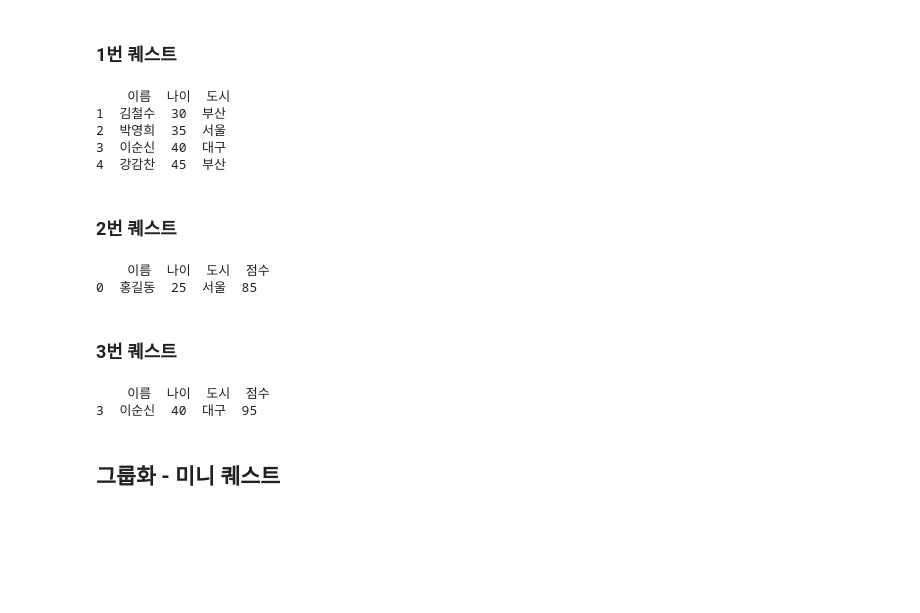
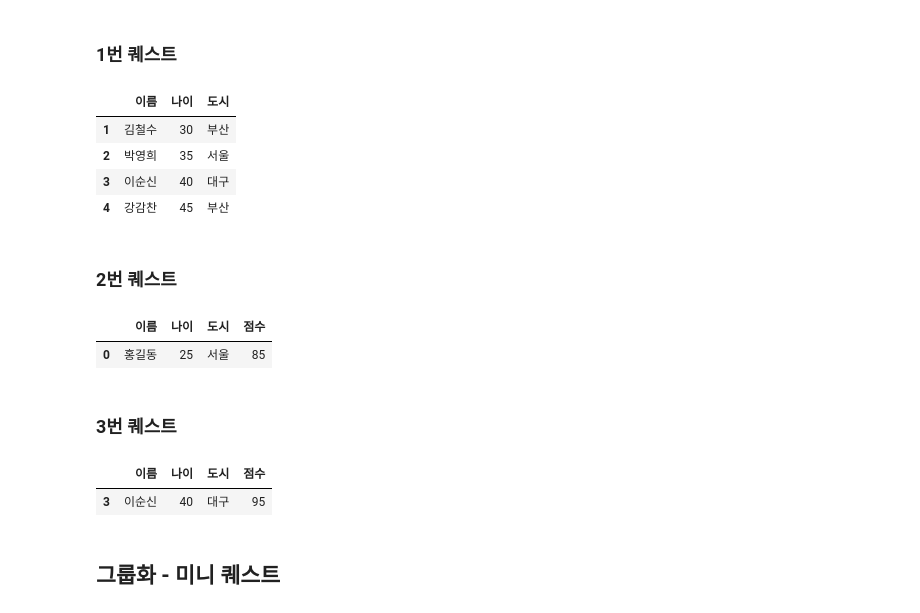
Before and after one commit to 100-hours-a-week/KTB4-grant-AI, a Jupyter notebook: 03/pandas.ipynb, the cells around one changed output. Cells and saved outputs as stored; diff of their text form; code cells hidden in the pictures; blank space fills up the shorter version.

```diff
--- a/03/pandas.ipynb
+++ b/03/pandas.ipynb
@@ -96,16 +97,16 @@ print(df[df["총점"] >= 250])
 # %%
 data = {'이름': ['홍길동', '김철수', '박영희', '이순신', '강감찬'],
         '나이': [25, 30, 35, 40, 45],
         '도시': ['서울', '부산', '서울', '대구', '부산']}
 df = pd.DataFrame(data)
 
-print(df[df["나이"] >= 30])
+df[df["나이"] >= 30]
 # %% [output]
-    이름  나이  도시
-1  김철수  30  부산
-2  박영희  35  서울
-3  이순신  40  대구
-4  강감찬  45  부산
+|  | 이름 | 나이 | 도시 |
+| 1 | 김철수 | 30 | 부산 |
+| 2 | 박영희 | 35 | 서울 |
+| 3 | 이순신 | 40 | 대구 |
+| 4 | 강감찬 | 45 | 부산 |
 # %% [markdown]
 ### 2번 퀘스트
 # %%
@@ -115,10 +116,10 @@ data = {'이름': ['홍길동', '김철수', '박영희', '이순신', '강감
         '점수': [85, 90, 75, 95, 80]}
 df = pd.DataFrame(data)
 
-print(df[(df["도시"] == "서울") & (df["점수"] >= 80)])
+df[(df["도시"] == "서울") & (df["점수"] >= 80)]
 # %% [output]
-    이름  나이  도시  점수
-0  홍길동  25  서울  85
+|  | 이름 | 나이 | 도시 | 점수 |
+| 0 | 홍길동 | 25 | 서울 | 85 |
 # %% [markdown]
 ### 3번 퀘스트
 # %%
@@ -128,10 +129,10 @@ data = {'이름': ['홍길동', '김철수', '박영희', '이순신', '강감
         '점수': [85, 90, 75, 95, 80]}
 df = pd.DataFrame(data)
 
-print(df.query("나이 >= 35 and 점수 > 80"))
+df.query("나이 >= 35 and 점수 > 80")
 # %% [output]
-    이름  나이  도시  점수
-3  이순신  40  대구  95
+|  | 이름 | 나이 | 도시 | 점수 |
+| 3 | 이순신 | 40 | 대구 | 95 |
 # %% [markdown]
 ## 그룹화 - 미니 퀘스트
 # %% [markdown]
```
Also changed, not shown: parts of 39 cells of this notebook.
